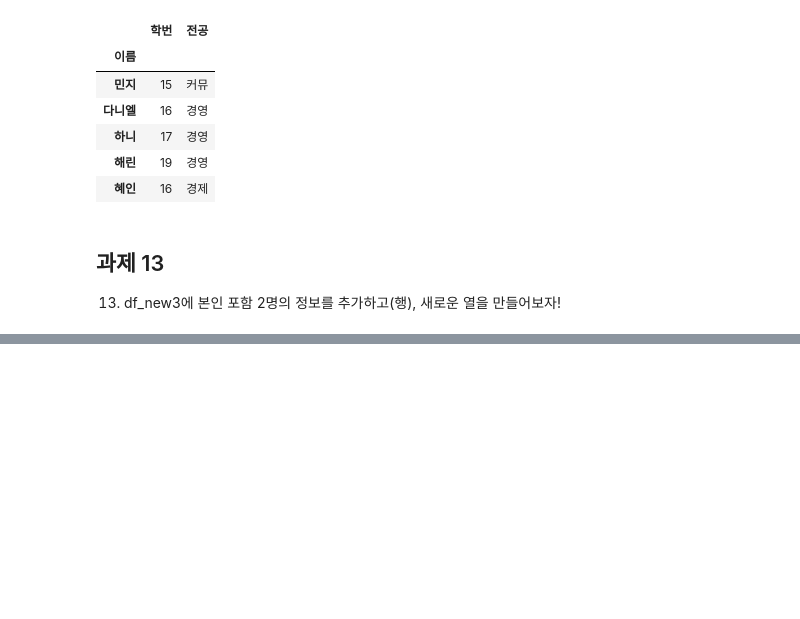
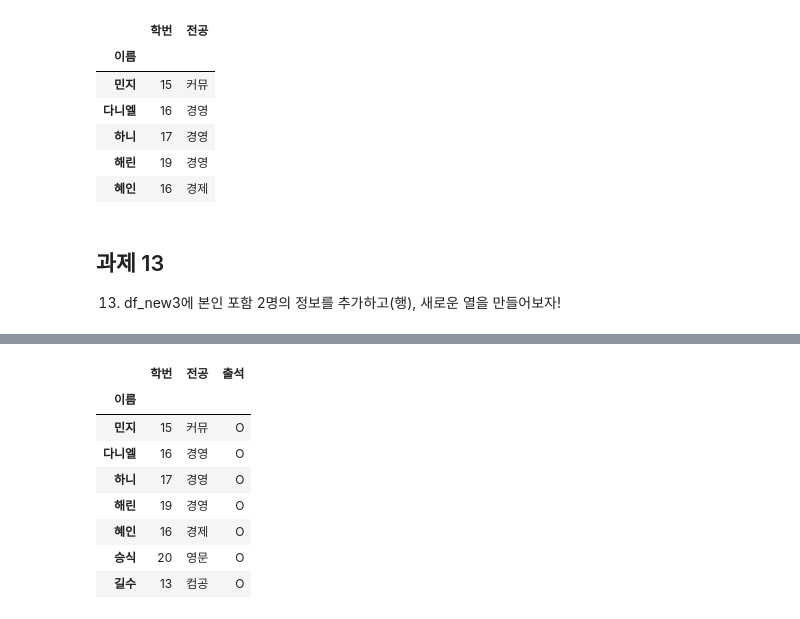
Before and after one commit to suyeonlee01/insight-12th, a Jupyter notebook: code/ba2slk/session0/사전학습자료 pandas입문(12기)_배포.ipynb, the cells around one changed output, grey strips where cells are left out. Saved outputs shown, nothing was run; the diff lists cells and outputs as text; code cells hidden in the pictures; blank space fills up the shorter version.

```diff
--- a/code/ba2slk/session0/사전학습자료 pandas입문(12기)_배포.ipynb
+++ b/code/ba2slk/session0/사전학습자료 pandas입문(12기)_배포.ipynb
@@ -433,3 +442,6 @@ df_new2
 # %% [markdown]
 ## 과제 13
 13. df_new3에 본인 포함 2명의 정보를 추가하고(행), 새로운 열을 만들어보자!
+# %%
+df_new3 = df_new2.copy()
+df_new3
@@ -435,0 +456,4 @@ df_new2
+# %%
+df_new3.loc['승식'] = [20, '영문']
+df_new3.loc['길수'] = [13, '컴공']
+df_new3
@@ -435,0 +470,13 @@ df_new2
+# %%
+df_new3.loc[:, "출석"] = 'O'
+df_new3
+# %% [output]
+|  | 학번 | 전공 | 출석 |
+| 이름 |  |  |  |
+| 민지 | 15 | 커뮤 | O |
+| 다니엘 | 16 | 경영 | O |
+| 하니 | 17 | 경영 | O |
+| 해린 | 19 | 경영 | O |
+| 혜인 | 16 | 경제 | O |
+| 승식 | 20 | 영문 | O |
+| 길수 | 13 | 컴공 | O |
```
Also changed, not shown: parts of 3 cells of this notebook.
